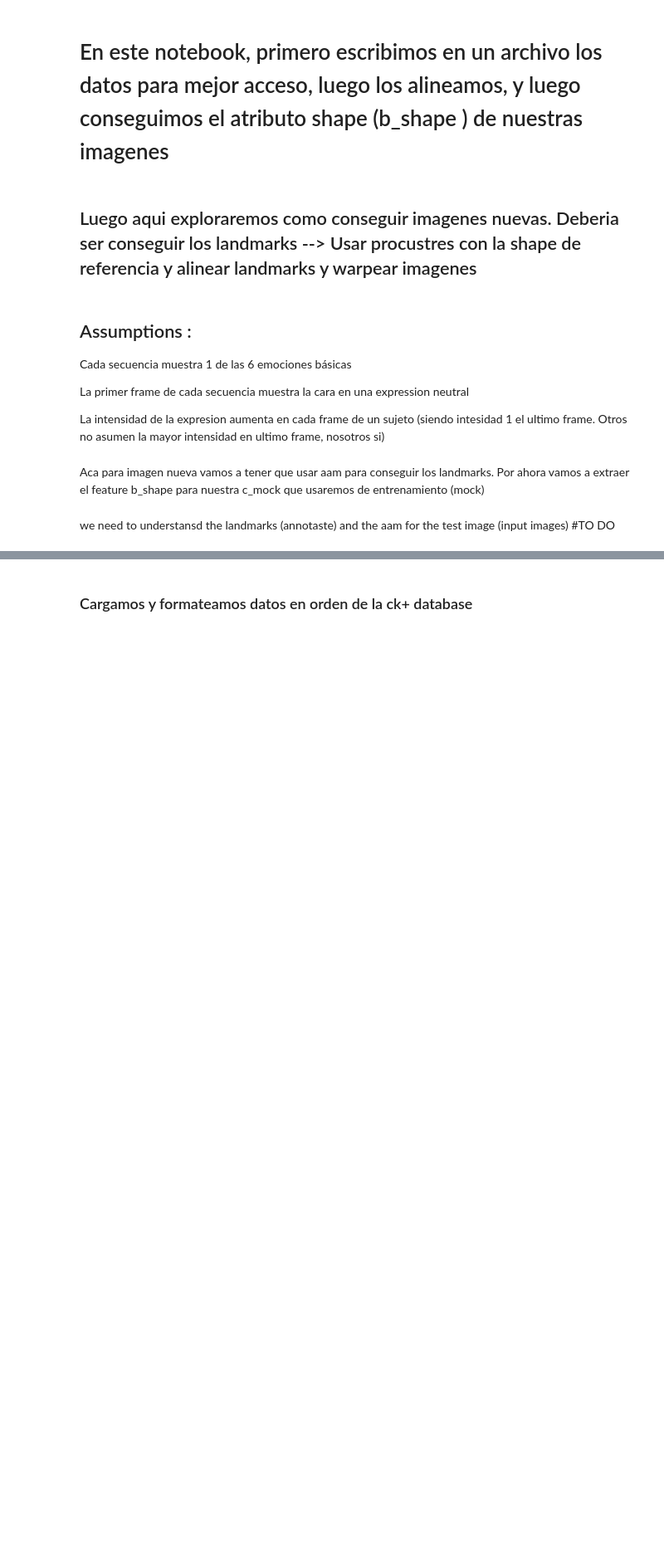
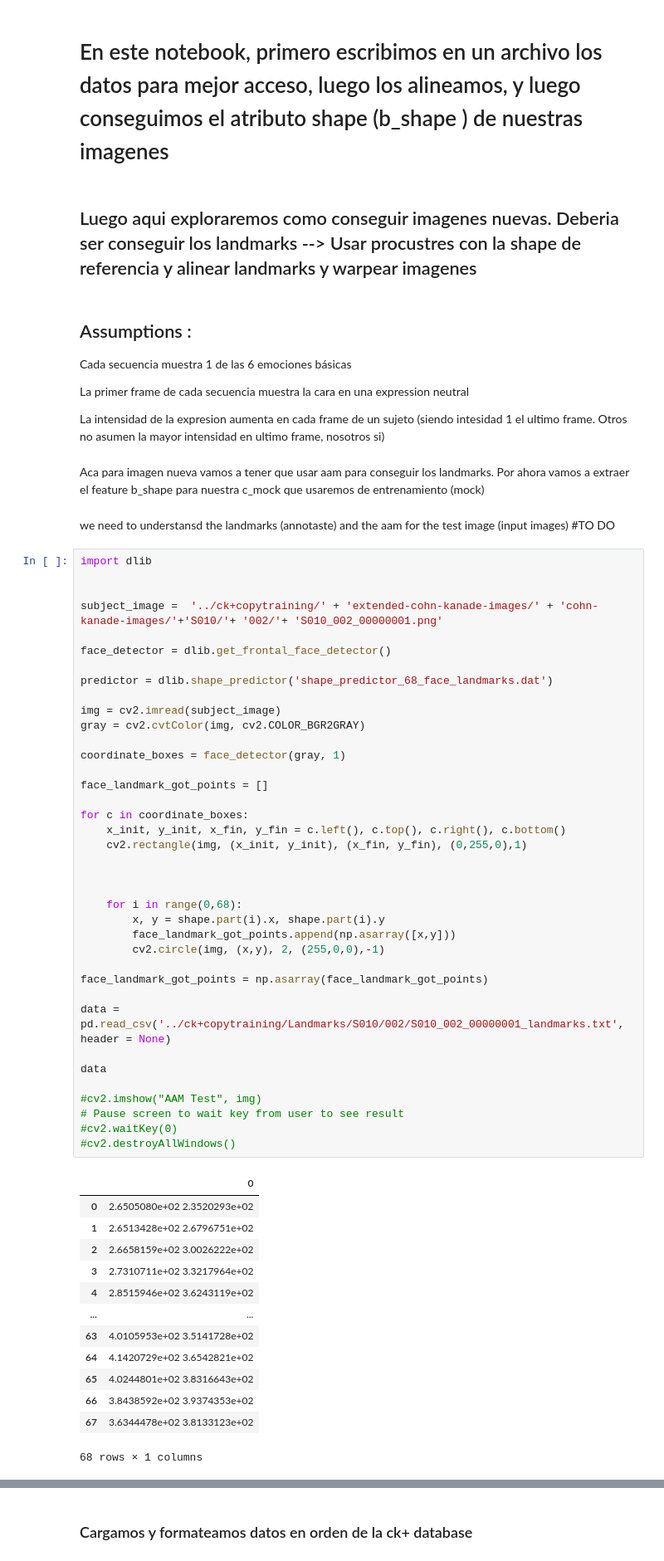
Before and after one commit to aliciaamaliaalvarezmon/SynthesisEmotions, a Jupyter notebook: Notebook/1-facial shape.ipynb, the cells around one changed output, grey strips where cells are left out. Shown at 83% size. Cells and saved outputs as stored; diff of their text form; blank space fills up the shorter version.

```diff
--- a/Notebook/1-facial shape.ipynb
+++ b/Notebook/1-facial shape.ipynb
@@ -32,3 +32,55 @@ b_shape para nuestra c_mock que usaremos de entrenamiento (mock)
 # %% [markdown]
 we need to understansd the landmarks (annotaste) and the aam for the test image (input images)
 #TO DO
+# %%
+import dlib
+
+
+subject_image =  '../ck+copytraining/' + 'extended-cohn-kanade-images/' + 'cohn-kanade-images/'+'S010/'+ '002/'+ 'S010_002_00000001.png'
+
+face_detector = dlib.get_frontal_face_detector()
+
+predictor = dlib.shape_predictor('shape_predictor_68_face_landmarks.dat')
+
+img = cv2.imread(subject_image)
+gray = cv2.cvtColor(img, cv2.COLOR_BGR2GRAY)
+
+coordinate_boxes = face_detector(gray, 1)
+
+face_landmark_got_points = []
+
+for c in coordinate_boxes:
+    x_init, y_init, x_fin, y_fin = c.left(), c.top(), c.right(), c.bottom()
+    cv2.rectangle(img, (x_init, y_init), (x_fin, y_fin), (0,255,0),1)
+
+
+
+    for i in range(0,68):
+        x, y = shape.part(i).x, shape.part(i).y
+        face_landmark_got_points.append(np.asarray([x,y]))
+        cv2.circle(img, (x,y), 2, (255,0,0),-1)
+
+face_landmark_got_points = np.asarray(face_landmark_got_points)
+
+data = pd.read_csv('../ck+copytraining/Landmarks/S010/002/S010_002_00000001_landmarks.txt', header = None)
+
+data
+
+#cv2.imshow("AAM Test", img)
+# Pause screen to wait key from user to see result
+#cv2.waitKey(0)
+#cv2.destroyAllWindows()
+# %% [output]
+|  | 0 |
+| 0 | 2.6505080e+02 2.3520293e+02 |
+| 1 | 2.6513428e+02 2.6796751e+02 |
+| 2 | 2.6658159e+02 3.0026222e+02 |
+| 3 | 2.7310711e+02 3.3217964e+02 |
+| 4 | 2.8515946e+02 3.6243119e+02 |
+| ... | ... |
+| 63 | 4.0105953e+02 3.5141728e+02 |
+| 64 | 4.1420729e+02 3.6542821e+02 |
+| 65 | 4.0244801e+02 3.8316643e+02 |
+| 66 | 3.8438592e+02 3.9374353e+02 |
+| 67 | 3.6344478e+02 3.8133123e+02 |
+68 rows × 1 columns
```
Also changed, not shown: parts of 2 cells of this notebook, 2 other files.
